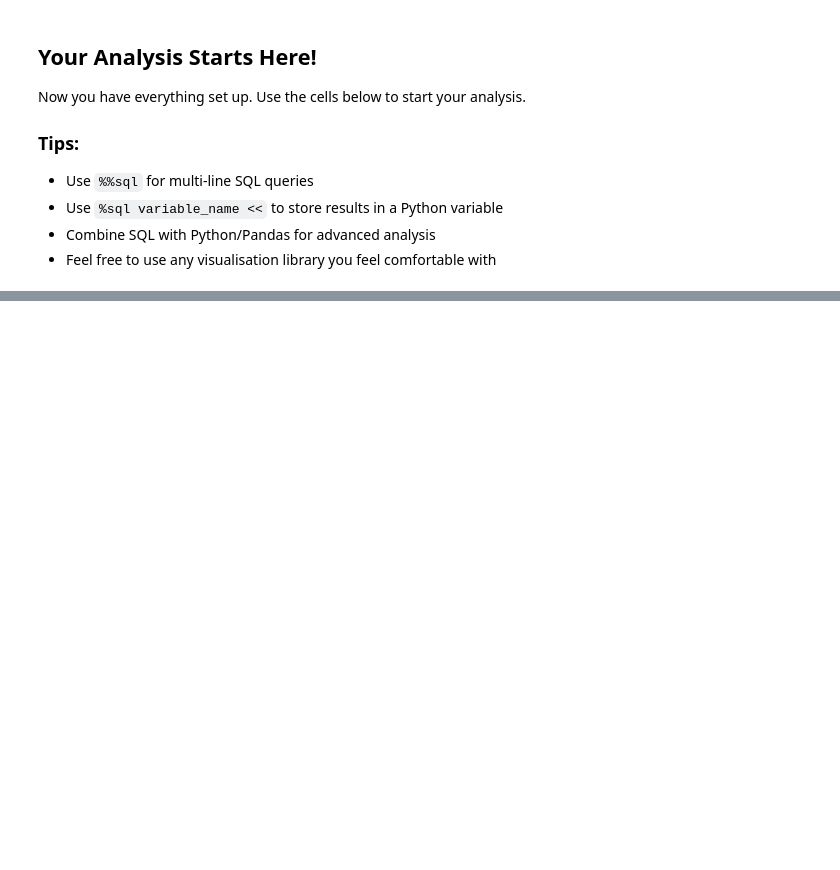
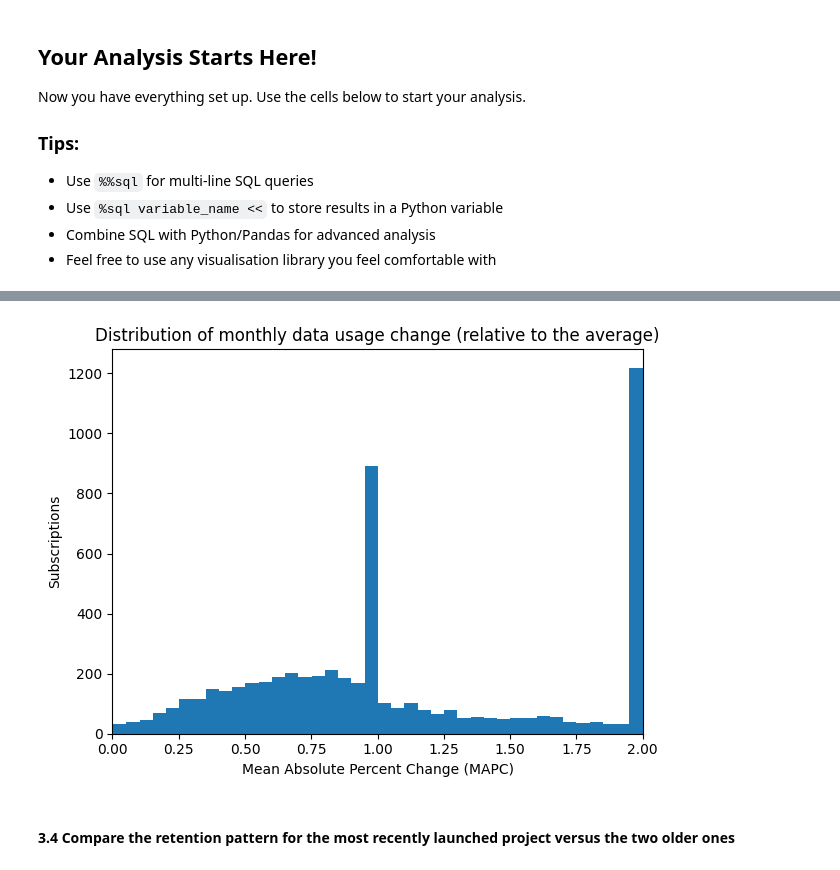
Before and after one commit to zakz96/gigs-data-analyst-hiring, a Jupyter notebook: analysis.ipynb, the cells around one changed output, grey strips where cells are left out. Saved outputs shown, nothing was run; the diff lists cells and outputs as text; code cells hidden in the pictures; blank space fills up the shorter version.

```diff
--- a/analysis.ipynb
+++ b/analysis.ipynb
@@ -123,0 +988,18 @@ select * from projects limit 5
+# %%
+mapc_df = %sql SELECT mapc FROM sub_usage_variability WHERE mapc IS NOT NULL;
+
+fig, ax = plt.subplots()
+p99 = np.nanpercentile(mapc_df["mapc"], 99)
+upper = min(2, float(p99))
+
+ax.hist(mapc_df["mapc"].clip(upper=upper), bins=40)
+ax.set_xlim(0, upper)
+ax.set_xlabel("Mean Absolute Percent Change (MAPC)")  # correct label
+ax.set_ylabel("Subscriptions")
+ax.set_title("Distribution of monthly data usage change (relative to the average)")
+plt.tight_layout()
+plt.show()
+# %% [output]
+[figure, added]
+# %% [markdown]
+#### 3.4 Compare the retention pattern for the most recently launched project versus the two older ones
```
Also changed, not shown: parts of 93 cells of this notebook, 4 other files.
